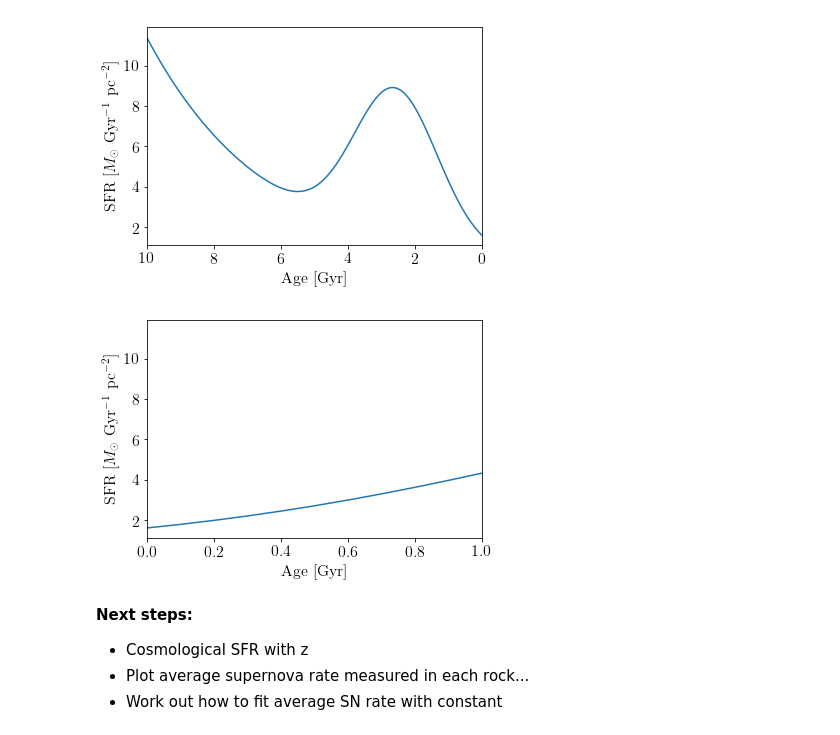
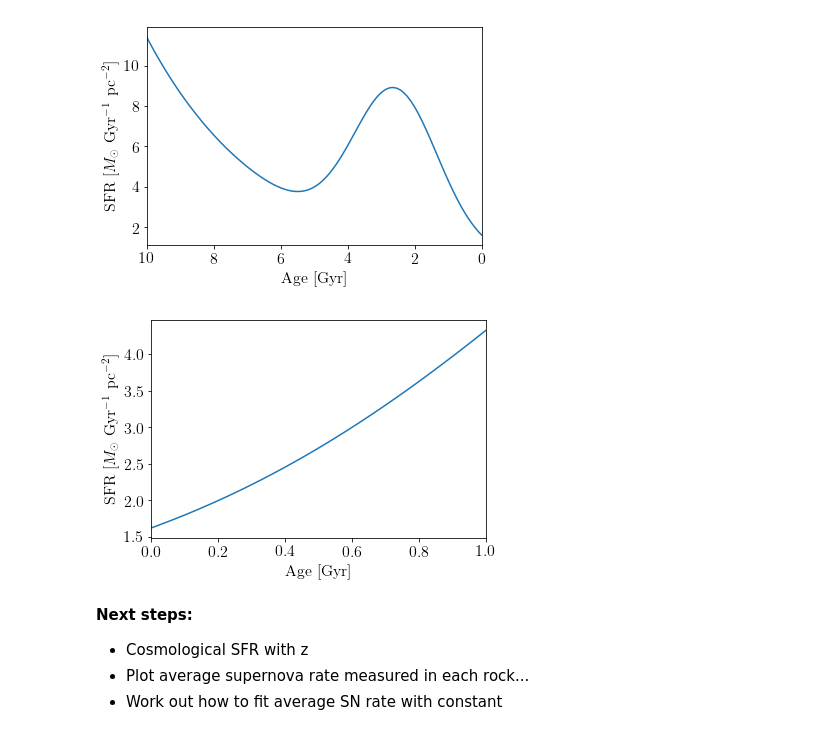
Before and after one commit to tedwards2412/SN-paleology, a Jupyter notebook: Notebooks/R_time_constraint.ipynb, the cells around one changed output. Saved outputs shown, nothing was run; the diff lists cells and outputs as text; code cells hidden in the pictures.

Commit message:
Added additional plot

```diff
--- a/Notebooks/R_time_constraint.ipynb
+++ b/Notebooks/R_time_constraint.ipynb
@@ -823,21 +823,21 @@ plt.show()
 # %% [output]
 [figure]
 # %%
-tlist = np.linspace(0, 10, 100)
+tlist = np.linspace(0, 1, 100)
 
 plt.figure()
 
 plt.plot(tlist, SFR_Mor(tlist))
 
 plt.xlim(0, 1)
 
 plt.xlabel(r"Age [Gyr]")
 
 plt.ylabel(r"SFR [$M_\odot$ Gyr$^{-1}$ pc$^{-2}$]")
 
 plt.show()
 # %% [output]
-[figure, old version]
+[figure, new version]
 # %% [markdown]
 **Next steps:**
 
```
Also changed, not shown: parts of 9 cells of this notebook.
